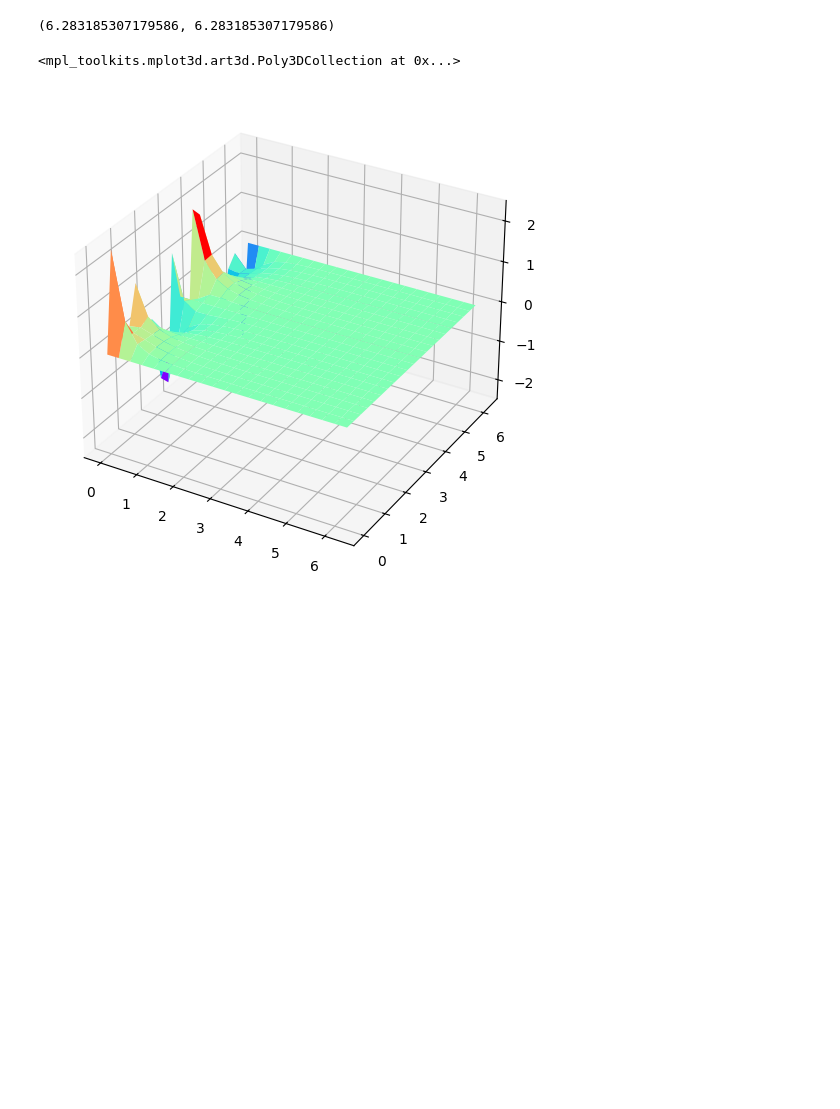
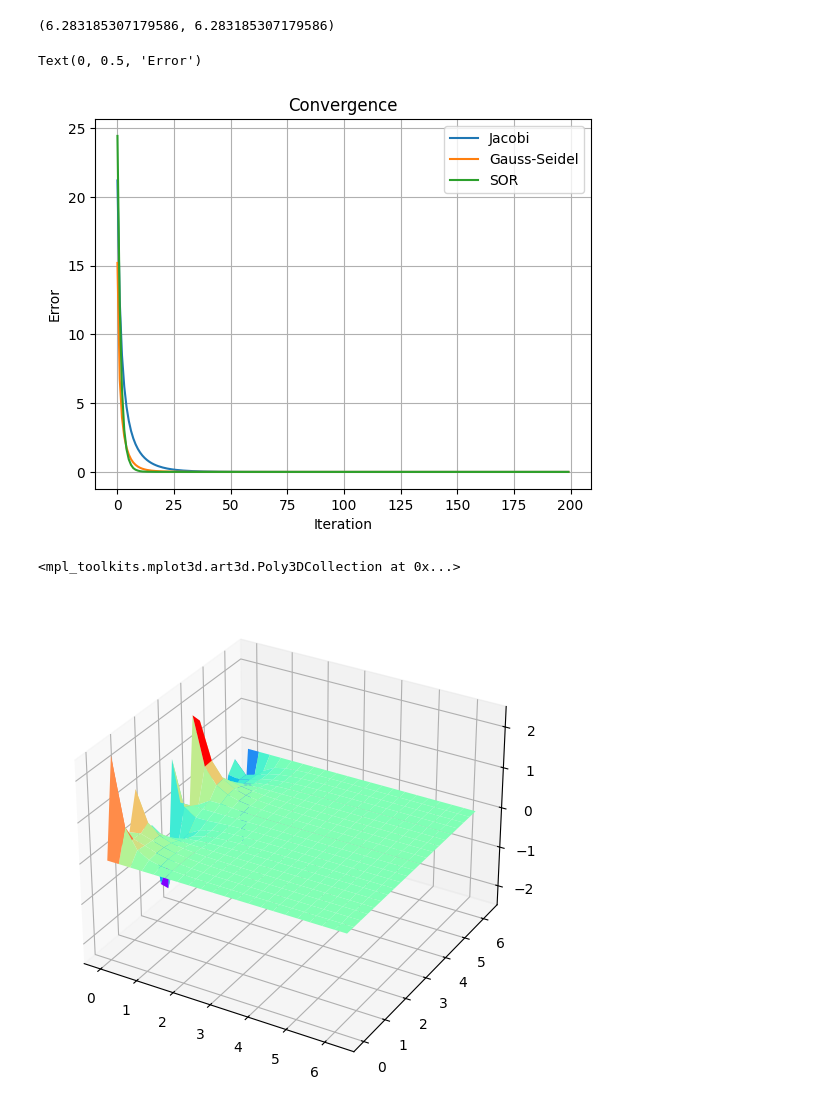
Before and after one commit to PepperXZC/Numerical-PDE, a Jupyter notebook: HW3.ipynb, the cells around one changed output. Saved outputs shown, nothing was run; the diff lists cells and outputs as text; code cells hidden in the pictures; blank space fills up the shorter version.

```diff
--- a/HW3.ipynb
+++ b/HW3.ipynb
@@ -52,24 +54,47 @@ mesh1[:,-1] = 0
 
 mesh2 = mesh1.copy()
 mesh3 = mesh1.copy()
+# %%
+def central_diff2(mesh, dx, dy):
+    diff2_x = mesh[2:,1:-1] - 2*mesh[1:-1,1:-1] + mesh[:-2,1:-1]
+    diff2_y = mesh[1:-1,2:] - 2*mesh[1:-1,1:-1] + mesh[1:-1,:-2]
+    return np.linalg.norm(diff2_x / dx ** 2 + diff2_y / dy ** 2)
 # %%
 # Jacobi
 max_iter = 200
+li1 = []
 for _ in range(max_iter):
     mesh1[1:-1,1:-1] = 0.25*(mesh1[:-2,1:-1]+mesh1[2:,1:-1]+mesh1[1:-1,:-2]+mesh1[1:-1,2:])
+    li1.append(central_diff2(mesh1, dx, dy))
 
 # Gauss-Seidel
+li2 = []
 for _ in range(max_iter):
     for i in range(1, len(x)-1):
         for j in range(1, len(y)-1):
             mesh2[i,j] = 0.25*(mesh2[i-1,j]+mesh2[i+1,j]+mesh2[i,j-1]+mesh2[i,j+1])
+    li2.append(central_diff2(mesh2, dx, dy))
 
 # SOR
 omega = 1.5
+li3 = []
 for _ in range(max_iter):
     for i in range(1, len(x)-1):
         for j in range(1, len(y)-1):
             mesh3[i,j] = (1-omega)*mesh3[i,j]+omega*0.25*(mesh3[i-1,j]+mesh3[i+1,j]+mesh3[i,j-1]+mesh3[i,j+1])
+    li3.append(central_diff2(mesh3, dx, dy))
+# %%
+plt.plot(li1, label='Jacobi')
+plt.plot(li2, label='Gauss-Seidel')
+plt.plot(li3, label='SOR')
+plt.grid()
+plt.legend()
+plt.title('Convergence')
+plt.xlabel('Iteration')
+plt.ylabel('Error')
+# %% [output]
+Text(0, 0.5, 'Error')
+[figure, added]
 # %%
 x = np.arange(0, 2*np.pi+dx, dx)
 y = np.arange(0, 2*np.pi+dy, dy)
```
Also changed, not shown: parts of 10 cells of this notebook, 1 other file.
